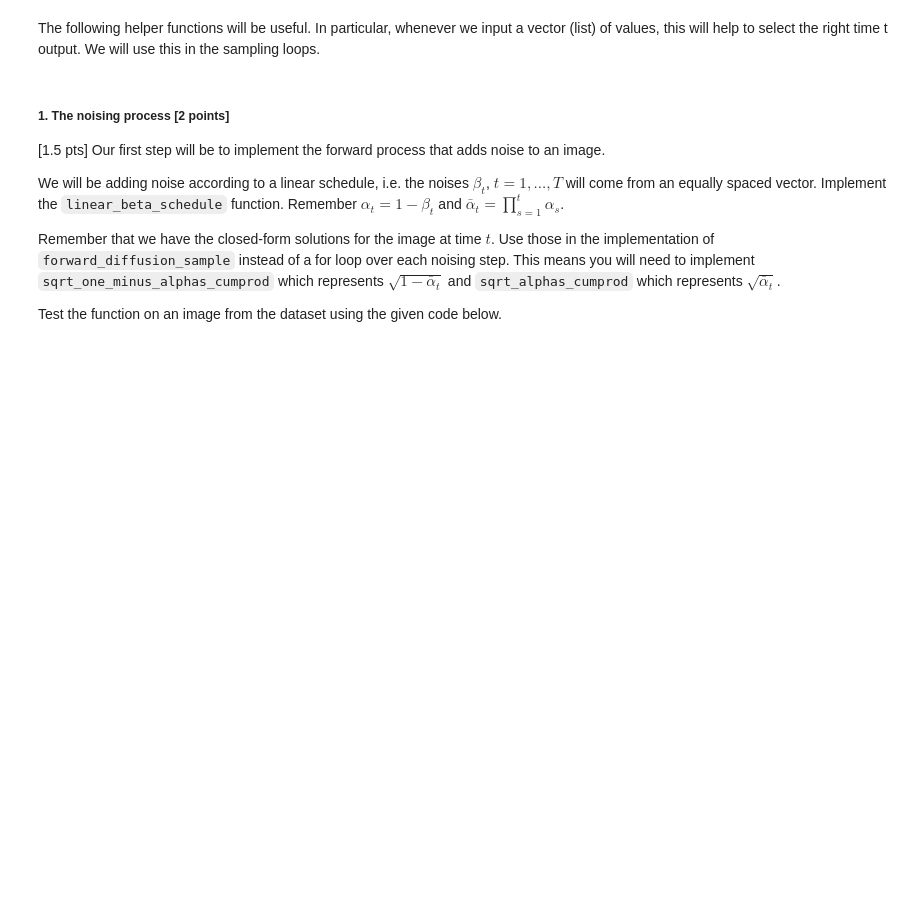
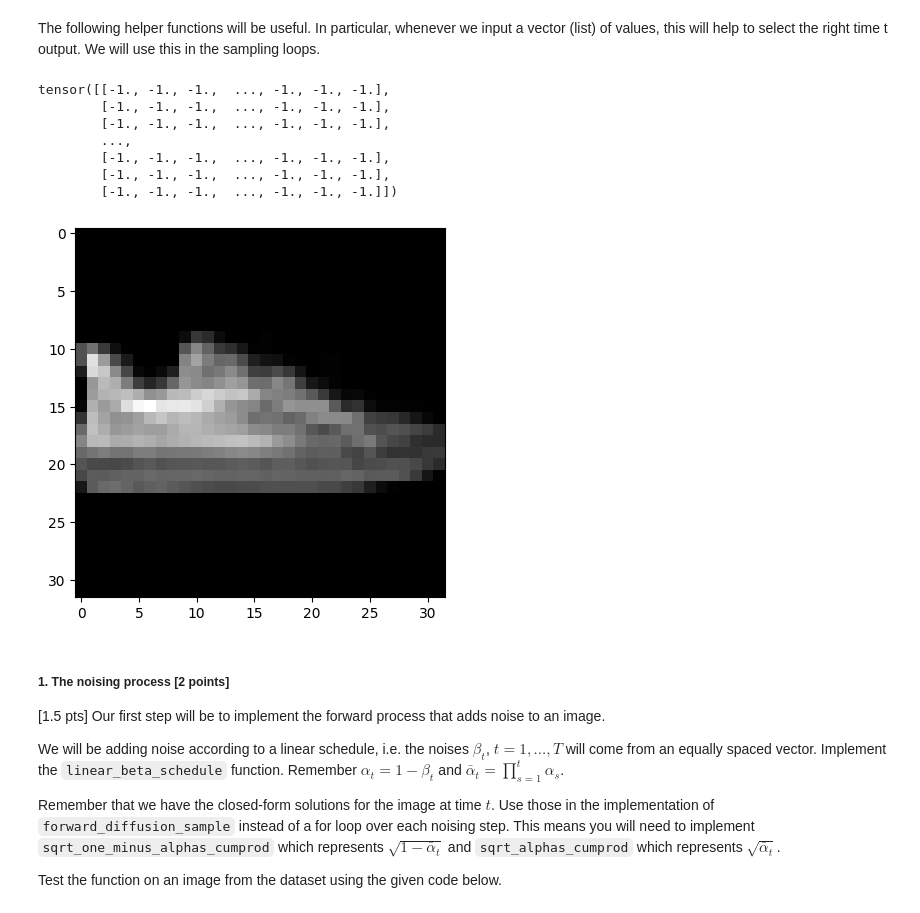
Before and after one commit to frasermartinx/MFOML, a Jupyter notebook: CW_2/02476922_Coursework2.ipynb, the cells around one changed output. Cells and saved outputs as stored; diff of their text form; code cells hidden in the pictures; blank space fills up the shorter version.

```diff
--- a/CW_2/02476922_Coursework2.ipynb
+++ b/CW_2/02476922_Coursework2.ipynb
@@ -55,7 +55,7 @@ Your goal will be to implement the code for the diffusion model, find the right
 
 We will be working with the FashionMNIST dataset. You can load the data using the below code.
 # %%
-IMG_SIZE = 28
+IMG_SIZE = 32
 BATCH_SIZE = 128
 
 # load dataset from the hub
@@ -64,8 +64,9 @@ channels = 1
 
 # define image transformations (e.g. using torchvision)
 transform = Compose([
+            Resize((IMG_SIZE,IMG_SIZE)),
             transforms.RandomHorizontalFlip(),
-            transforms.ToTensor(),
+            transforms.ToTensor(), # converts to [0,1],
             transforms.Lambda(lambda t: (t * 2) - 1)
 ])
 
@@ -78,6 +79,7 @@ def transforms(examples):
 transformed_dataset = dataset.with_transform(transforms).remove_columns("label")
 
 dataloader = DataLoader(transformed_dataset['train'], batch_size=BATCH_SIZE, shuffle=True, drop_last=True)
+device = "cuda" if torch.cuda.is_available() else "cpu"
 # %% [markdown]
 The following helper functions will be useful. In particular, whenever we input a vector (list) of values, this will help to select the right time t output. We will use this in the sampling loops.
 # %%
@@ -89,6 +91,19 @@ def get_index_from_list(vals, t, x_shape):
     batch_size = t.shape[0]
     out = vals.gather(-1, t.cpu())
     return out.reshape(batch_size, *((1,) * (len(x_shape) - 1))).to(t.device)
+# %%
+a = next(iter(dataloader))["pixel_values"][0,0,:,:]
+plt.imshow(a,cmap = "gray")
+print(a)
+# %% [output]
+tensor([[-1., -1., -1.,  ..., -1., -1., -1.],
+        [-1., -1., -1.,  ..., -1., -1., -1.],
+        [-1., -1., -1.,  ..., -1., -1., -1.],
+        ...,
+        [-1., -1., -1.,  ..., -1., -1., -1.],
+        [-1., -1., -1.,  ..., -1., -1., -1.],
+        [-1., -1., -1.,  ..., -1., -1., -1.]])
+[figure, added]
 # %% [markdown]
 ##### 1. The noising process [2 points]
 
```
Also changed, not shown: parts of 25 cells of this notebook, 2 other files.
